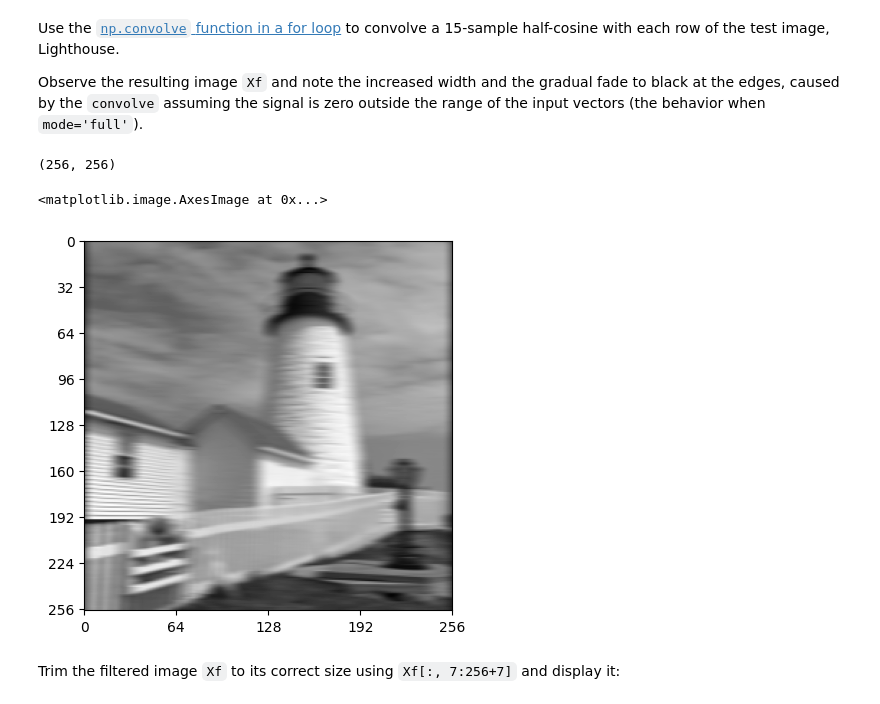
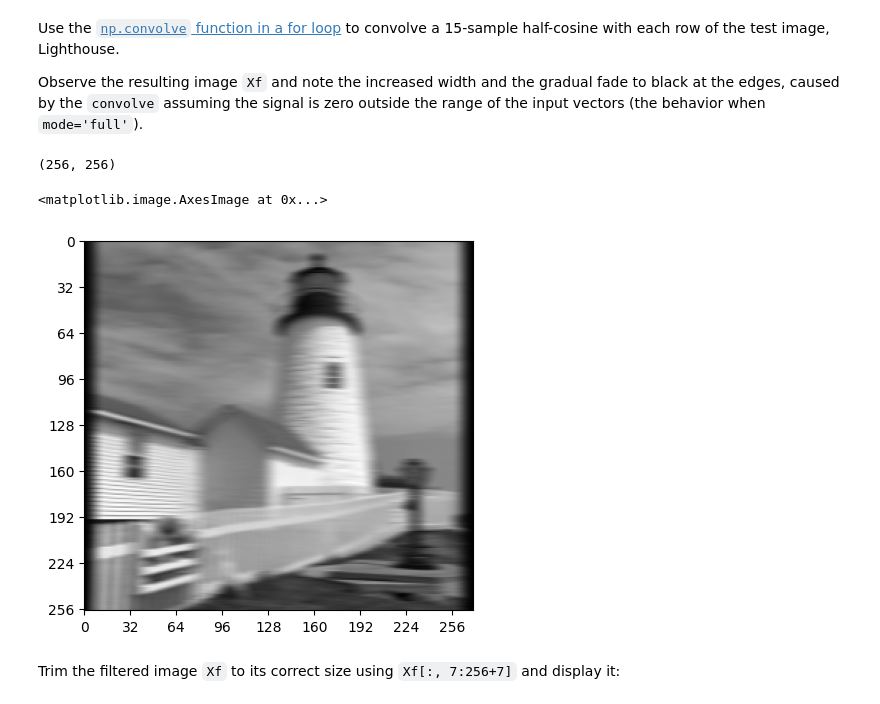
Before and after one commit to Aaron-AA0721/cued_sf2_lab, a Jupyter notebook: 5-simple-image-filtering.ipynb, the cells around one changed output. Drawn from its saved outputs; the diff is of its cells as text; code cells hidden in the pictures.

```diff
--- a/5-simple-image-filtering.ipynb
+++ b/5-simple-image-filtering.ipynb
@@ -50,20 +50,21 @@ Observe the resulting image `Xf` and note the increased width and the gradual fa
 # %%
 # your code here
 
 print(X.shape)
-X_f = np.zeros((1, 256))
 h_size = 15
+X_f = np.zeros((1, 256 + h_size - 1))
+
 for row in X:
     #print(row.shape)
     Xf = np.convolve(row, halfcos(h_size), mode='full')
 
     #print(Xf[h_size//2:256+h_size//2].shape, Xf.shape)
-    X_f = np.vstack((X_f,Xf[h_size//2:256+h_size//2]))
+    X_f = np.vstack((X_f,Xf))
 fig, ax = plt.subplots()
 plot_image(X_f, ax=ax)
 # %% [output]
 (256, 256)
 <matplotlib.image.AxesImage at 0x...>
-[figure, old version]
+[figure, new version]
 # %% [markdown]
 Trim the filtered image `Xf` to its correct size using `Xf[:, 7:256+7]` and display it:
```
Also changed, not shown: parts of 6 cells of this notebook, 1 other file.
